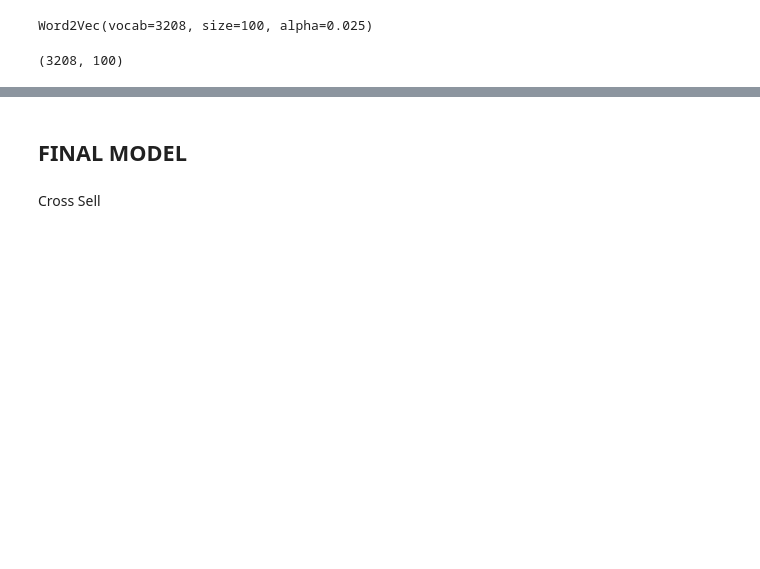
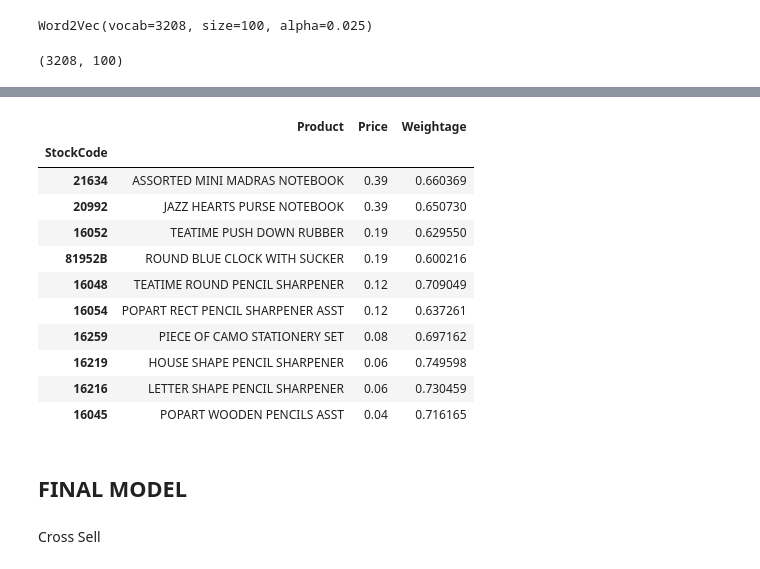
Before and after one commit to Swapnil-Damate/Upselling-and-cross-selling-, a Jupyter notebook: Crossselling_Upselling_OnlineRetail.ipynb, the cells around one changed output, grey strips where cells are left out. Cells and saved outputs as stored; diff of their text form; code cells hidden in the pictures; blank space fills up the shorter version.

```diff
--- a/Crossselling_Upselling_OnlineRetail.ipynb
+++ b/Crossselling_Upselling_OnlineRetail.ipynb
@@ -749,3 +737,16 @@ similar_products('85123A')
 # %%
-#product_detail('16218')
-#similar_products('16218')
+product_detail('16218')
+similar_products('16218')
+# %% [output]
+|  | Product | Price | Weightage |
+| StockCode |  |  |  |
+| 21634 | ASSORTED MINI MADRAS NOTEBOOK | 0.39 | 0.660369 |
+| 20992 | JAZZ HEARTS PURSE NOTEBOOK | 0.39 | 0.650730 |
+| 16052 | TEATIME PUSH DOWN RUBBER | 0.19 | 0.629550 |
+| 81952B | ROUND BLUE CLOCK WITH SUCKER | 0.19 | 0.600216 |
+| 16048 | TEATIME ROUND PENCIL SHARPENER | 0.12 | 0.709049 |
+| 16054 | POPART RECT PENCIL SHARPENER ASST | 0.12 | 0.637261 |
+| 16259 | PIECE OF CAMO STATIONERY SET | 0.08 | 0.697162 |
+| 16219 | HOUSE SHAPE PENCIL SHARPENER | 0.06 | 0.749598 |
+| 16216 | LETTER SHAPE PENCIL SHARPENER | 0.06 | 0.730459 |
+| 16045 | POPART WOODEN PENCILS ASST | 0.04 | 0.716165 |
```
Also changed, not shown: parts of 29 cells of this notebook.
